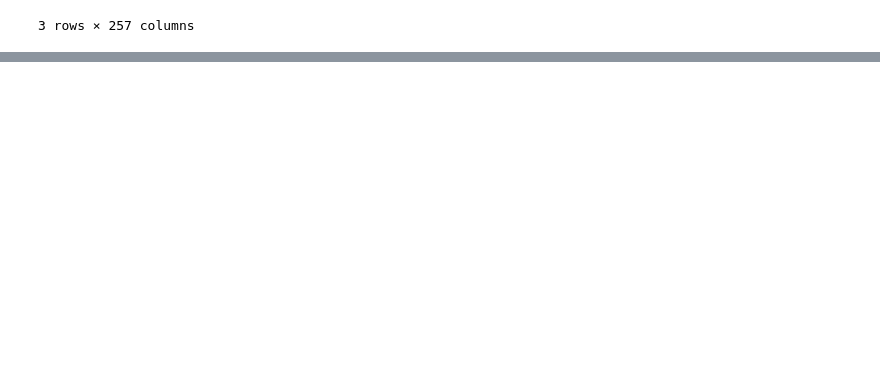
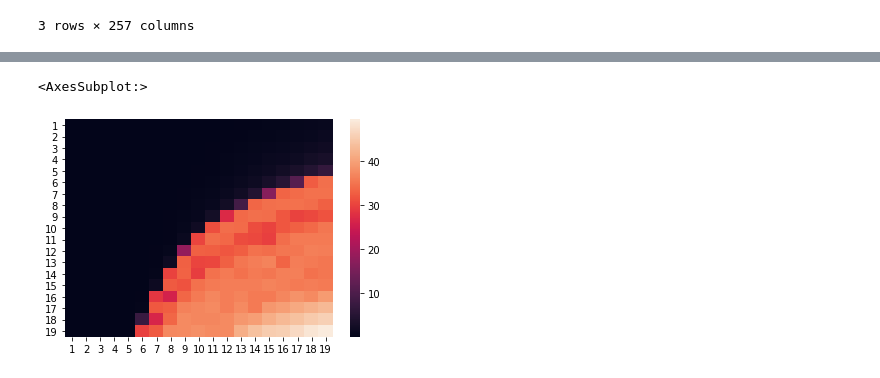
Before and after one commit to mjemons/IDD_TB, a Jupyter notebook: scripts/simulation-SIS.ipynb, the cells around one changed output, grey strips where cells are left out. Cells and saved outputs as stored; diff of their text form; code cells hidden in the pictures; blank space fills up the shorter version.

Commit message:
added heatmap for parameter sensitivity

```diff
--- a/scripts/simulation-SIS.ipynb
+++ b/scripts/simulation-SIS.ipynb
@@ -474,0 +475,12 @@ pd.DataFrame(solve_ivp(SIS, [0,t], y0, method = 'RK23', dense_output = True, arg
+# %%
+y0 = S0, Is0, Ir0
+data = pd.DataFrame(np.nan, index = np.arange(0, 20, 1), columns = np.arange(0, 20, 1))
+#perform parameter analysis for cg and cb combined
+for i in range(1, 20, 1):
+    for j in range(1, 20, 1):
+        sol = solve_ivp(SIS, [0,t], y0, method = 'RK23', dense_output = True, args=(N, beta, gamma, i/10, j/10, tau))
+        sol_df = pd.DataFrame(sol.y/N)
+        data.iloc[i,j] = sol_df.loc[1,:].sum()
+# %%
+data = data.drop(data.iloc[0].name)
+data = data.drop(data.columns[0], axis=1 )
@@ -474,0 +507,5 @@ pd.DataFrame(solve_ivp(SIS, [0,t], y0, method = 'RK23', dense_output = True, arg
+# %%
+sn.heatmap(data)
+# %% [output]
+<AxesSubplot:>
+[figure, added]
```
Also changed, not shown: parts of 4 cells of this notebook, 1 other file.
